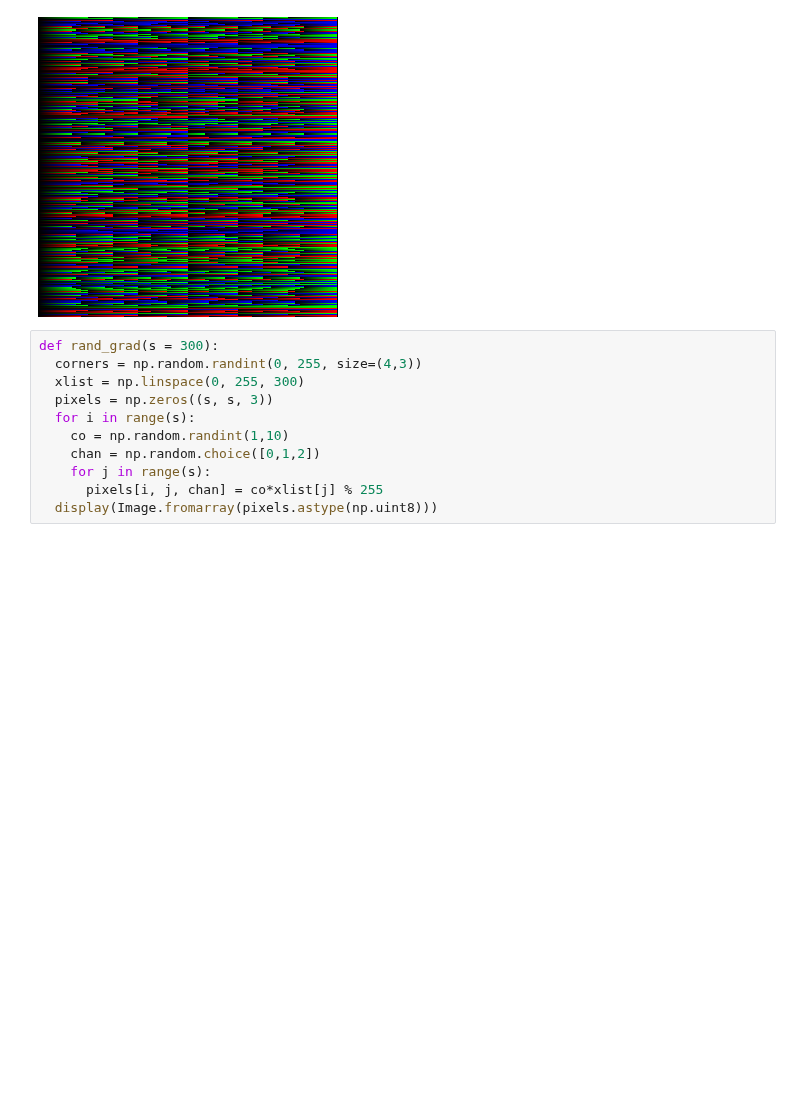
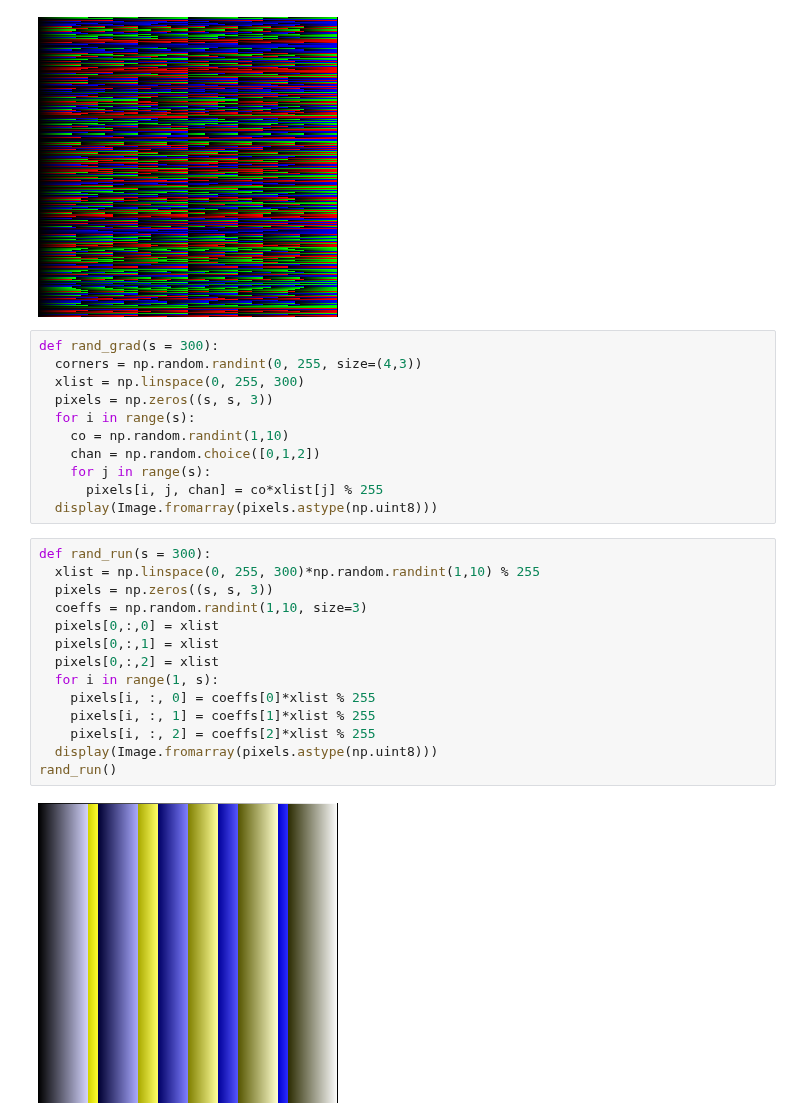
Before and after one commit to jp0utside/Programming-for-Mathematics, a Jupyter notebook: Random_Walk_scratch.ipynb, the cells around one changed output. Cells and saved outputs as stored; diff of their text form; blank space fills up the shorter version.

```diff
--- a/Random_Walk_scratch.ipynb
+++ b/Random_Walk_scratch.ipynb
@@ -69,3 +69,19 @@ def rand_grad(s = 300):
     for j in range(s):
       pixels[i, j, chan] = co*xlist[j] % 255
   display(Image.fromarray(pixels.astype(np.uint8)))
+# %%
+def rand_run(s = 300):
+  xlist = np.linspace(0, 255, 300)*np.random.randint(1,10) % 255
+  pixels = np.zeros((s, s, 3))
+  coeffs = np.random.randint(1,10, size=3)
+  pixels[0,:,0] = xlist
+  pixels[0,:,1] = xlist
+  pixels[0,:,2] = xlist
+  for i in range(1, s):
+    pixels[i, :, 0] = coeffs[0]*xlist % 255
+    pixels[i, :, 1] = coeffs[1]*xlist % 255
+    pixels[i, :, 2] = coeffs[2]*xlist % 255
+  display(Image.fromarray(pixels.astype(np.uint8)))
+rand_run()
+# %% [output]
+[figure, added]
```
